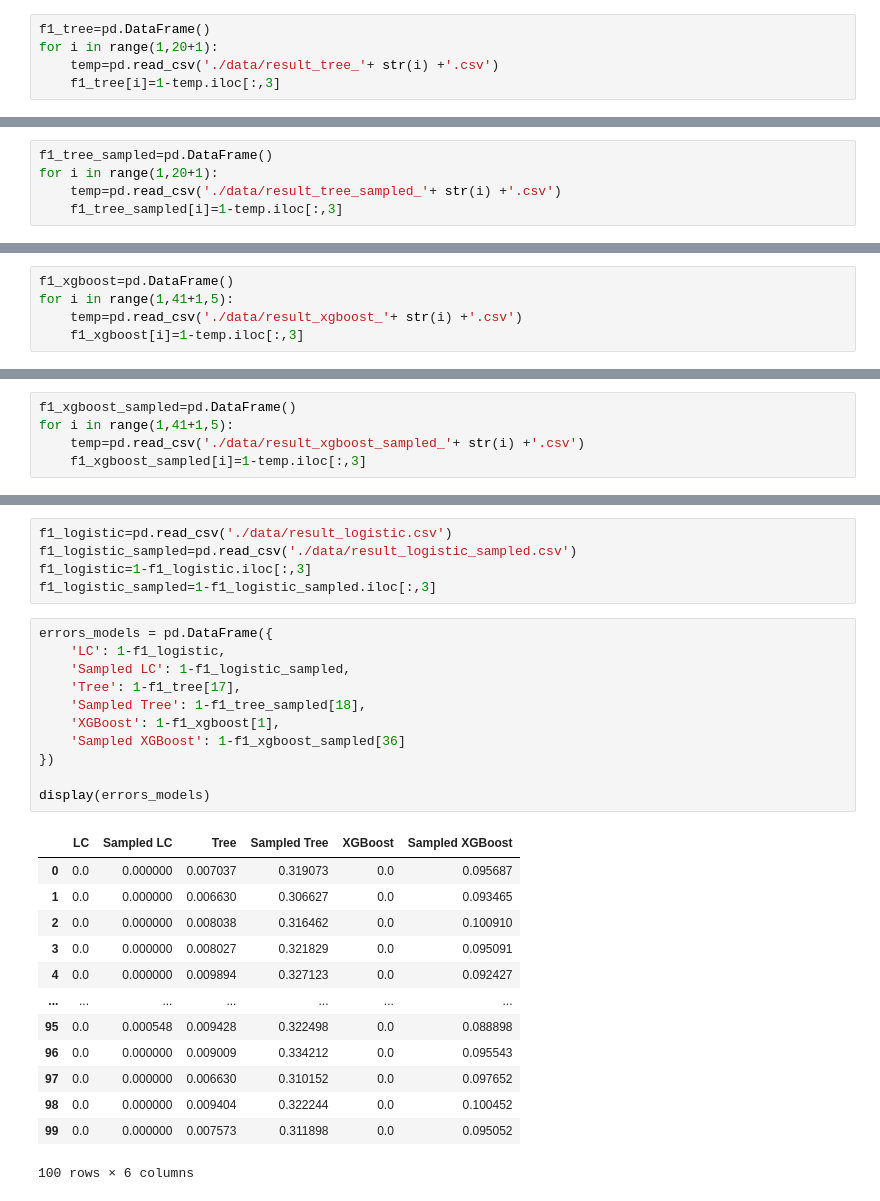
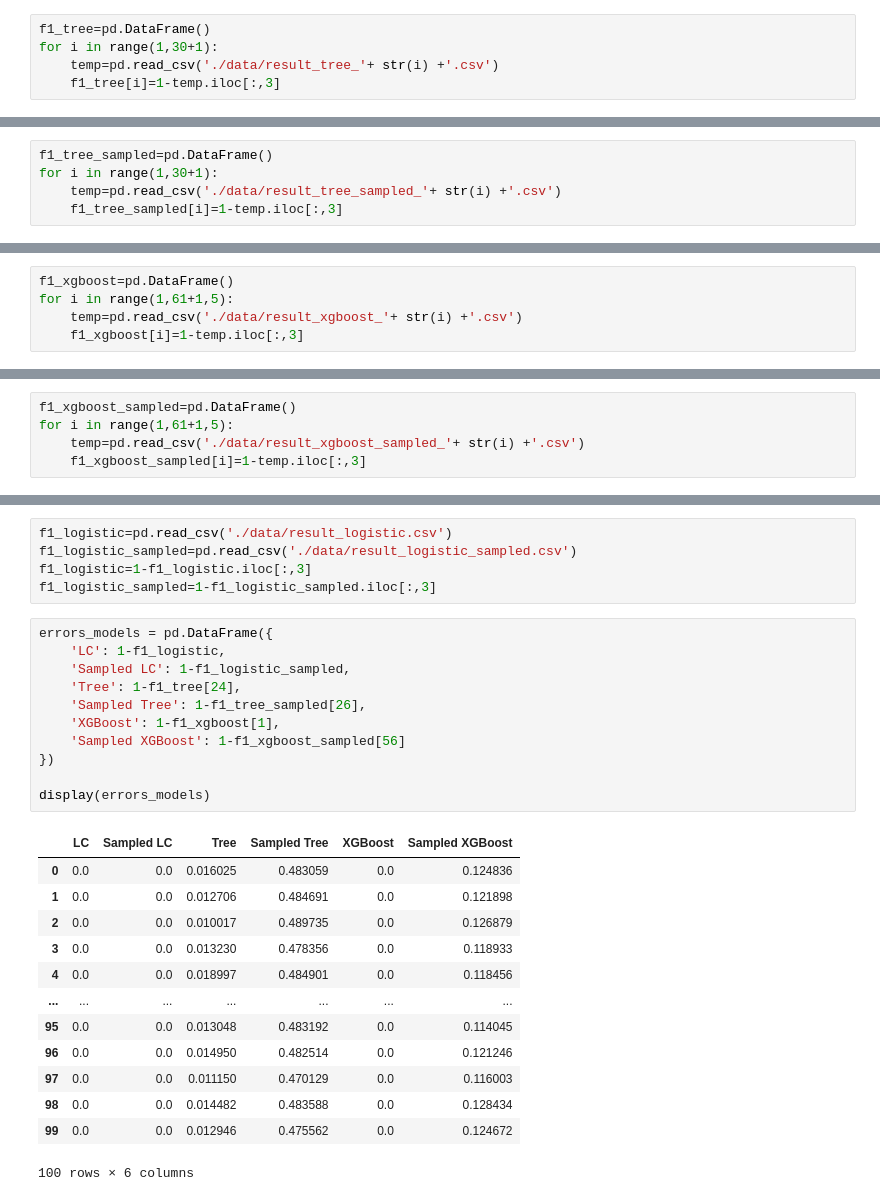
Before and after one commit to MHCTDS/trabalho_redes, a Jupyter notebook: analise estatistica.ipynb, the cells around one changed output, grey strips where cells are left out. Cells and saved outputs as stored; diff of their text form.

```diff
--- a/analise estatistica.ipynb
+++ b/analise estatistica.ipynb
@@ -26,7 +26,7 @@ test.iloc[:,3]
 Name: 3, Length: 100, dtype: float64
 # %%
 f1_tree=pd.DataFrame()
-for i in range(1,20+1):
+for i in range(1,30+1):
     temp=pd.read_csv('./data/result_tree_'+ str(i) +'.csv')
     f1_tree[i]=1-temp.iloc[:,3]
 # %%
@@ -52,6 +52,6 @@ print(f1_tree)
 # %%
 f1_tree_sampled=pd.DataFrame()
-for i in range(1,20+1):
+for i in range(1,30+1):
     temp=pd.read_csv('./data/result_tree_sampled_'+ str(i) +'.csv')
     f1_tree_sampled[i]=1-temp.iloc[:,3]
 # %%
@@ -77,6 +77,6 @@ print(f1_tree_sampled)
 # %%
 f1_xgboost=pd.DataFrame()
-for i in range(1,41+1,5):
+for i in range(1,61+1,5):
     temp=pd.read_csv('./data/result_xgboost_'+ str(i) +'.csv')
     f1_xgboost[i]=1-temp.iloc[:,3]
 # %%
@@ -99,6 +99,6 @@ print(f1_xgboost)
 # %%
 f1_xgboost_sampled=pd.DataFrame()
-for i in range(1,41+1,5):
+for i in range(1,61+1,5):
     temp=pd.read_csv('./data/result_xgboost_sampled_'+ str(i) +'.csv')
     f1_xgboost_sampled[i]=1-temp.iloc[:,3]
 # %%
@@ -332,27 +350,27 @@ f1_logistic_sampled=1-f1_logistic_sampled.iloc[:,3]
 # %%
 errors_models = pd.DataFrame({
     'LC': 1-f1_logistic,
     'Sampled LC': 1-f1_logistic_sampled,
-    'Tree': 1-f1_tree[17],
-    'Sampled Tree': 1-f1_tree_sampled[18],
+    'Tree': 1-f1_tree[24],
+    'Sampled Tree': 1-f1_tree_sampled[26],
     'XGBoost': 1-f1_xgboost[1],
-    'Sampled XGBoost': 1-f1_xgboost_sampled[36]
+    'Sampled XGBoost': 1-f1_xgboost_sampled[56]
 })
 
 display(errors_models)
 # %% [output]
 |  | LC | Sampled LC | Tree | Sampled Tree | XGBoost | Sampled XGBoost |
-| 0 | 0.0 | 0.000000 | 0.007037 | 0.319073 | 0.0 | 0.095687 |
-| 1 | 0.0 | 0.000000 | 0.006630 | 0.306627 | 0.0 | 0.093465 |
-| 2 | 0.0 | 0.000000 | 0.008038 | 0.316462 | 0.0 | 0.100910 |
-| 3 | 0.0 | 0.000000 | 0.008027 | 0.321829 | 0.0 | 0.095091 |
-| 4 | 0.0 | 0.000000 | 0.009894 | 0.327123 | 0.0 | 0.092427 |
+| 0 | 0.0 | 0.0 | 0.016025 | 0.483059 | 0.0 | 0.124836 |
+| 1 | 0.0 | 0.0 | 0.012706 | 0.484691 | 0.0 | 0.121898 |
+| 2 | 0.0 | 0.0 | 0.010017 | 0.489735 | 0.0 | 0.126879 |
+| 3 | 0.0 | 0.0 | 0.013230 | 0.478356 | 0.0 | 0.118933 |
+| 4 | 0.0 | 0.0 | 0.018997 | 0.484901 | 0.0 | 0.118456 |
 | ... | ... | ... | ... | ... | ... | ... |
-| 95 | 0.0 | 0.000548 | 0.009428 | 0.322498 | 0.0 | 0.088898 |
-| 96 | 0.0 | 0.000000 | 0.009009 | 0.334212 | 0.0 | 0.095543 |
-| 97 | 0.0 | 0.000000 | 0.006630 | 0.310152 | 0.0 | 0.097652 |
-| 98 | 0.0 | 0.000000 | 0.009404 | 0.322244 | 0.0 | 0.100452 |
-| 99 | 0.0 | 0.000000 | 0.007573 | 0.311898 | 0.0 | 0.095052 |
+| 95 | 0.0 | 0.0 | 0.013048 | 0.483192 | 0.0 | 0.114045 |
+| 96 | 0.0 | 0.0 | 0.014950 | 0.482514 | 0.0 | 0.121246 |
+| 97 | 0.0 | 0.0 | 0.011150 | 0.470129 | 0.0 | 0.116003 |
+| 98 | 0.0 | 0.0 | 0.014482 | 0.483588 | 0.0 | 0.128434 |
+| 99 | 0.0 | 0.0 | 0.012946 | 0.475562 | 0.0 | 0.124672 |
 100 rows × 6 columns
 # %%
 ax = sns.boxplot(data=errors_models)
```
Also changed, not shown: parts of 15 cells of this notebook, 1 other file.
